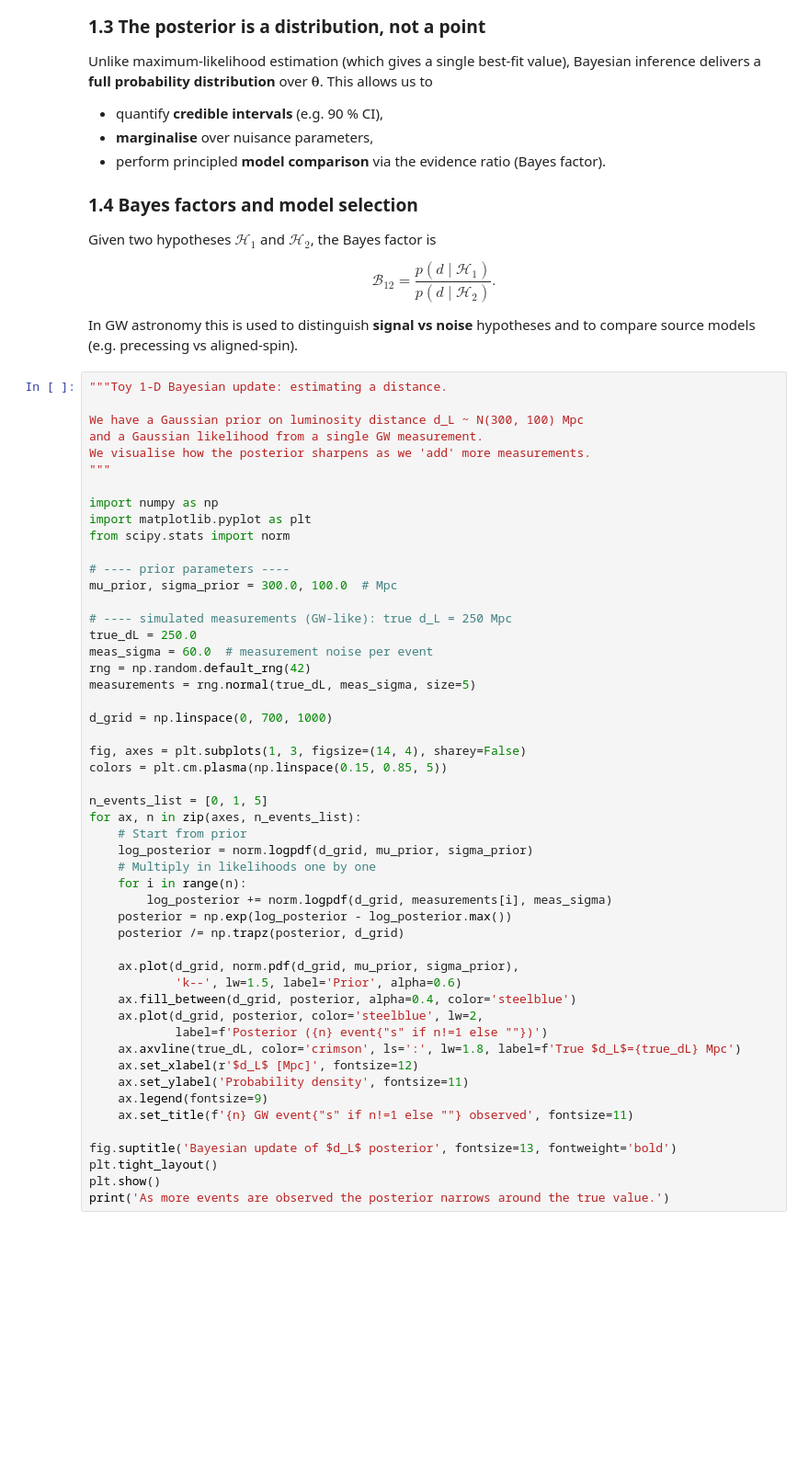
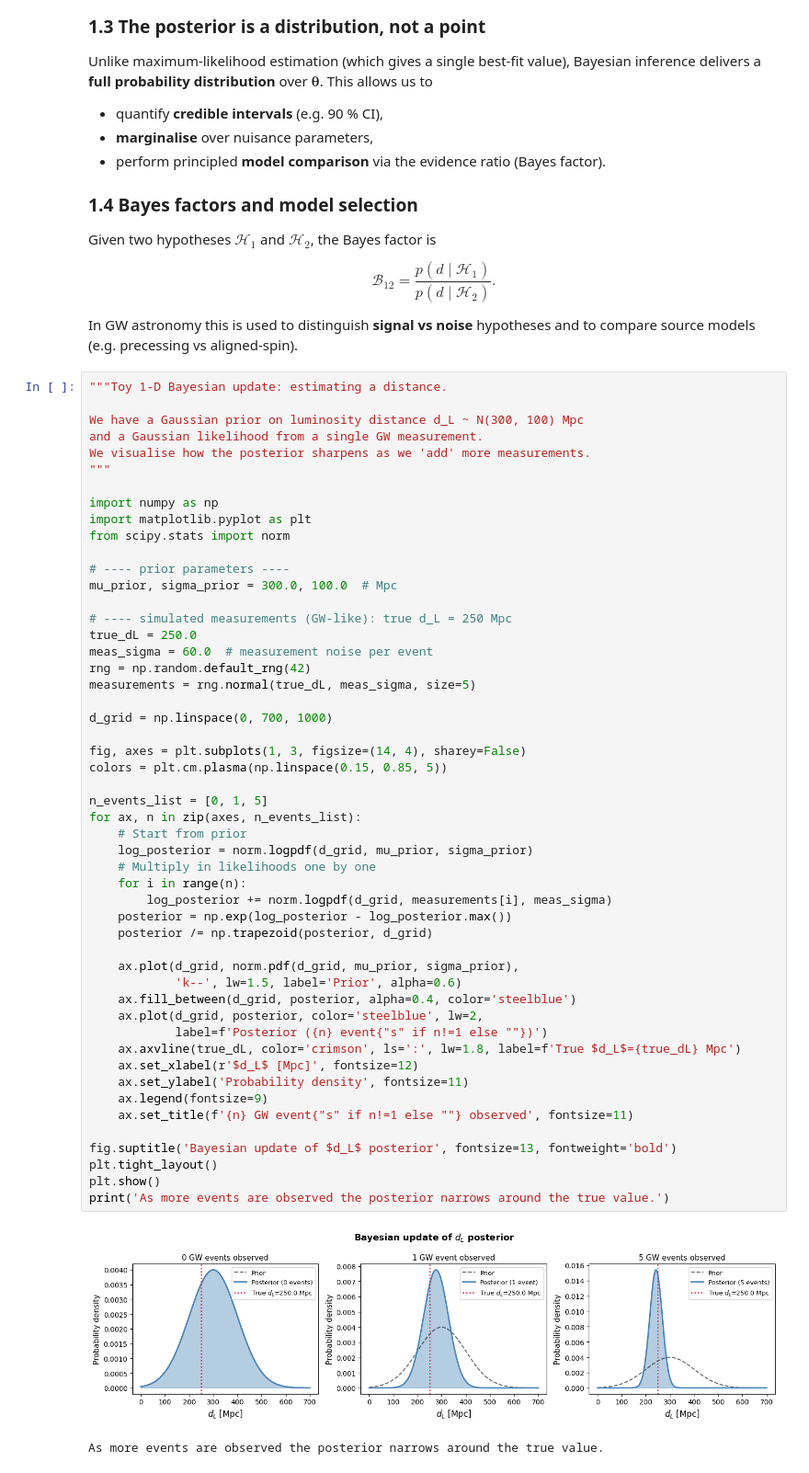
Before and after one commit to Daniel-534/gw-lvk-python-course, a Jupyter notebook: Cosmology/Lesson_02_Bayesian_Inference_Foundations_with_Bilby.ipynb, the cells around one changed output. Shown at 92% size. Drawn from its saved outputs; the diff is of its cells as text; blank space fills up the shorter version.

```diff
--- a/Cosmology/Lesson_02_Bayesian_Inference_Foundations_with_Bilby.ipynb
+++ b/Cosmology/Lesson_02_Bayesian_Inference_Foundations_with_Bilby.ipynb
@@ -123,34 +125,37 @@ measurements = rng.normal(true_dL, meas_sigma, size=5)
 
 d_grid = np.linspace(0, 700, 1000)
 
 fig, axes = plt.subplots(1, 3, figsize=(14, 4), sharey=False)
 colors = plt.cm.plasma(np.linspace(0.15, 0.85, 5))
 
 n_events_list = [0, 1, 5]
 for ax, n in zip(axes, n_events_list):
     # Start from prior
     log_posterior = norm.logpdf(d_grid, mu_prior, sigma_prior)
     # Multiply in likelihoods one by one
     for i in range(n):
         log_posterior += norm.logpdf(d_grid, measurements[i], meas_sigma)
     posterior = np.exp(log_posterior - log_posterior.max())
-    posterior /= np.trapz(posterior, d_grid)
+    posterior /= np.trapezoid(posterior, d_grid)
 
     ax.plot(d_grid, norm.pdf(d_grid, mu_prior, sigma_prior),
             'k--', lw=1.5, label='Prior', alpha=0.6)
     ax.fill_between(d_grid, posterior, alpha=0.4, color='steelblue')
     ax.plot(d_grid, posterior, color='steelblue', lw=2,
             label=f'Posterior ({n} event{"s" if n!=1 else ""})')
     ax.axvline(true_dL, color='crimson', ls=':', lw=1.8, label=f'True $d_L$={true_dL} Mpc')
     ax.set_xlabel(r'$d_L$ [Mpc]', fontsize=12)
     ax.set_ylabel('Probability density', fontsize=11)
     ax.legend(fontsize=9)
     ax.set_title(f'{n} GW event{"s" if n!=1 else ""} observed', fontsize=11)
 
 fig.suptitle('Bayesian update of $d_L$ posterior', fontsize=13, fontweight='bold')
 plt.tight_layout()
 plt.show()
 print('As more events are observed the posterior narrows around the true value.')
+# %% [output]
+[figure, added]
+As more events are observed the posterior narrows around the true value.
 # %% [markdown]
 ---
 <a id='sec2'></a>
```
Also changed, not shown: parts of 14 cells of this notebook.
